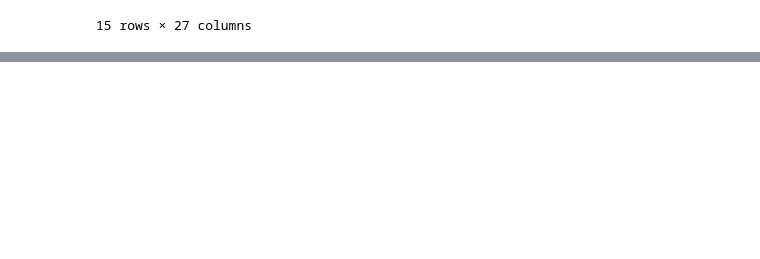
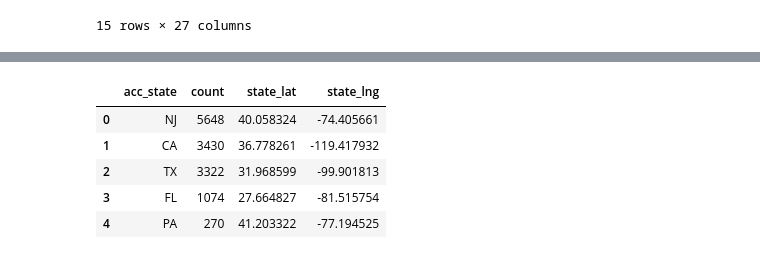
Before and after one commit to mdaxc6/amusement-park-saftey-analysis, a Jupyter notebook: static/python/data_formatting.ipynb, the cells around one changed output, grey strips where cells are left out. Drawn from its saved outputs; the diff is of its cells as text; code cells hidden in the pictures; blank space fills up the shorter version.

```diff
--- a/static/python/data_formatting.ipynb
+++ b/static/python/data_formatting.ipynb
@@ -190,0 +238,9 @@ conn.close()
+# %%
+csv_df.head()
+# %% [output]
+|  | acc_state | count | state_lat | state_lng |
+| 0 | NJ | 5648 | 40.058324 | -74.405661 |
+| 1 | CA | 3430 | 36.778261 | -119.417932 |
+| 2 | TX | 3322 | 31.968599 | -99.901813 |
+| 3 | FL | 1074 | 27.664827 | -81.515754 |
+| 4 | PA | 270 | 41.203322 | -77.194525 |
```
Also changed, not shown: parts of 8 cells of this notebook, 3 other files.
